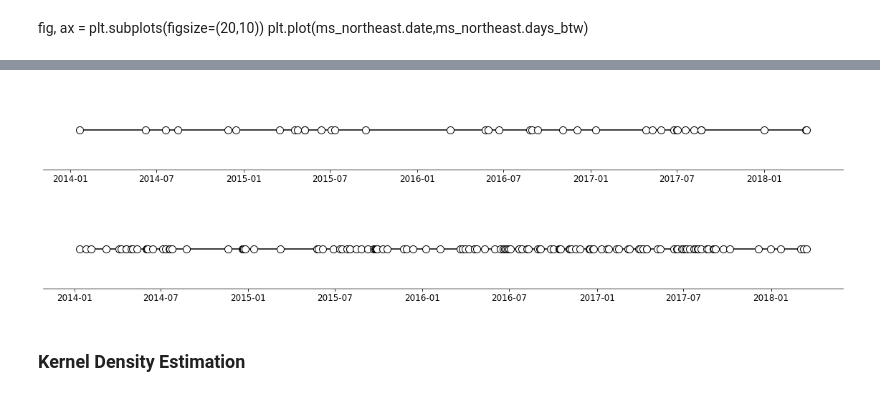
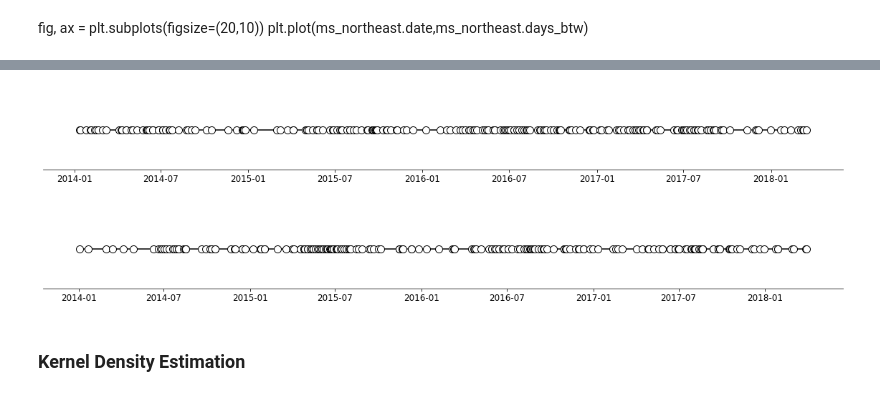
Before and after one commit to annabeck/Gun_Violence_E19, a Jupyter notebook: 05 Descriptive Stats Mass Shootings.ipynb, the cells around one changed output, grey strips where cells are left out. Saved outputs shown, nothing was run; the diff lists cells and outputs as text; code cells hidden in the pictures.

```diff
--- a/05 Descriptive Stats Mass Shootings.ipynb
+++ b/05 Descriptive Stats Mass Shootings.ipynb
@@ -169,17 +175,17 @@ ms_dates=ms_dates.drop(columns = 'Date');
 # %%
-#northeast = ['Illinois','Wisconsin','Michigan','Indiana']
-#ms_northeast= ms_dates.loc[ms_dates['state'].isin(northeast)].reset_index()
-#ms_northeast=ms_northeast.drop(columns = 'index')
+northeast = ['Illinois','Wisconsin','Michigan','Indiana']
+ms_northeast= ms_dates.loc[ms_dates['state'].isin(northeast)].reset_index()
+ms_northeast=ms_northeast.drop(columns = 'index')
 
-#middleatlantic = ['New York','Pensylvania','New Jersey']
-#ms_midatlantic= ms_dates.loc[ms_dates['state'].isin(middleatlantic)].reset_index()
-#ms_midatlantic=ms_midatlantic.drop(columns = 'index')
+middleatlantic = ['Connecticut','Massachusetts','Delaware','Maryland','New York','Pennsylvania','New Jersey']
+ms_midatlantic= ms_dates.loc[ms_dates['state'].isin(middleatlantic)].reset_index()
+ms_midatlantic=ms_midatlantic.drop(columns = 'index')
 
-ms_newjersey = ms_dates[ms_dates['state']== 'New Jersey'].reset_index()
-ms_newjersey=ms_newjersey.drop(columns = 'index')
+#ms_newjersey = ms_dates[ms_dates['state']== 'New Jersey'].reset_index()
+#ms_newjersey=ms_newjersey.drop(columns = 'index')
+
+#ms_illinois = ms_dates[ms_dates['state']== 'Illinois'].reset_index()
+#ms_illinois=ms_illinois.drop(columns = 'index')
 
 ms_cali = ms_dates[ms_dates['state']== 'California'].reset_index()
 ms_cali=ms_cali.drop(columns = 'index')
-
-ms_illinois = ms_dates[ms_dates['state']== 'Illinois'].reset_index()
-ms_illinois=ms_illinois.drop(columns = 'index')
@@ -298,44 +298,44 @@ plt.show()
 [figure]
 # %%
-levels_nj = np.tile([-1, 1, -1, 1, -1, 1],
-                 int(np.ceil(len(ms_newjersey.date)/6)))[:len(ms_newjersey.date)]
+levels_NE = np.tile([-1, 1, -1, 1, -1, 1],
+                 int(np.ceil(len(ms_northeast.date)/6)))[:len(ms_northeast.date)]
 
 # Create figure and plot a stem plot with the date
 fig, ax = plt.subplots(figsize=(20, 2)) #constrained_layout=True)
 
-markerline, stemline, baseline = ax.stem(ms_newjersey.date, levels_nj,
+markerline, stemline, baseline = ax.stem(ms_northeast.date, levels_NE,
                                          linefmt="white", basefmt="k-",
                                          use_line_collection=True)
 
 
 
 plt.setp(markerline, mec="k", mfc="w", zorder=3,markersize=10)
 
 # Shift the markers to the baseline by replacing the y-data by zeros.
-markerline.set_ydata(np.zeros(len(ms_newjersey.date)))
+markerline.set_ydata(np.zeros(len(ms_northeast.date)))
 
 # remove y axis and spines
 ax.get_yaxis().set_visible(False)
 for spine in ["left", "top", "right"]:
     ax.spines[spine].set_visible(False)
 
 #caliax.margins(y=0.1)
 plt.xticks(fontsize=12)
 plt.ylim(bottom=-0.25)
 plt.ylim(top=0.25)
 
 
 plt.show()
 # %% [output]
-[figure, old version]
+[figure, new version]
 # %%
-levels_il = np.tile([-1, 1, -1, 1, -1, 1],
-                 int(np.ceil(len(ms_illinois.date)/6)))[:len(ms_illinois.date)]
+levels_MA = np.tile([-1, 1, -1, 1, -1, 1],
+                 int(np.ceil(len(ms_midatlantic.date)/6)))[:len(ms_midatlantic.date)]
 
 # Create figure and plot a stem plot with the date
 fig, ax = plt.subplots(figsize=(20, 2)) #constrained_layout=True)
 
-markerline, stemline, baseline = ax.stem(ms_illinois.date, levels_il,
+markerline, stemline, baseline = ax.stem(ms_midatlantic.date, levels_MA,
                                          linefmt="white", basefmt="k-",
                                          use_line_collection=True)
 
@@ -344,7 +344,7 @@ markerline, stemline, baseline = ax.stem(ms_illinois.date, levels_il,
 plt.setp(markerline, mec="k", mfc="w", zorder=3,markersize=10)
 
 # Shift the markers to the baseline by replacing the y-data by zeros.
-markerline.set_ydata(np.zeros(len(ms_illinois.date)))
+markerline.set_ydata(np.zeros(len(ms_midatlantic.date)))
 
 # remove y axis and spines
 ax.get_yaxis().set_visible(False)
@@ -359,6 +359,6 @@ plt.ylim(top=0.25)
 
 plt.show()
 # %% [output]
-[figure, old version]
+[figure, new version]
 # %% [markdown]
 ### Kernel Density Estimation
```
Also changed, not shown: parts of 32 cells of this notebook, 3 other files.
